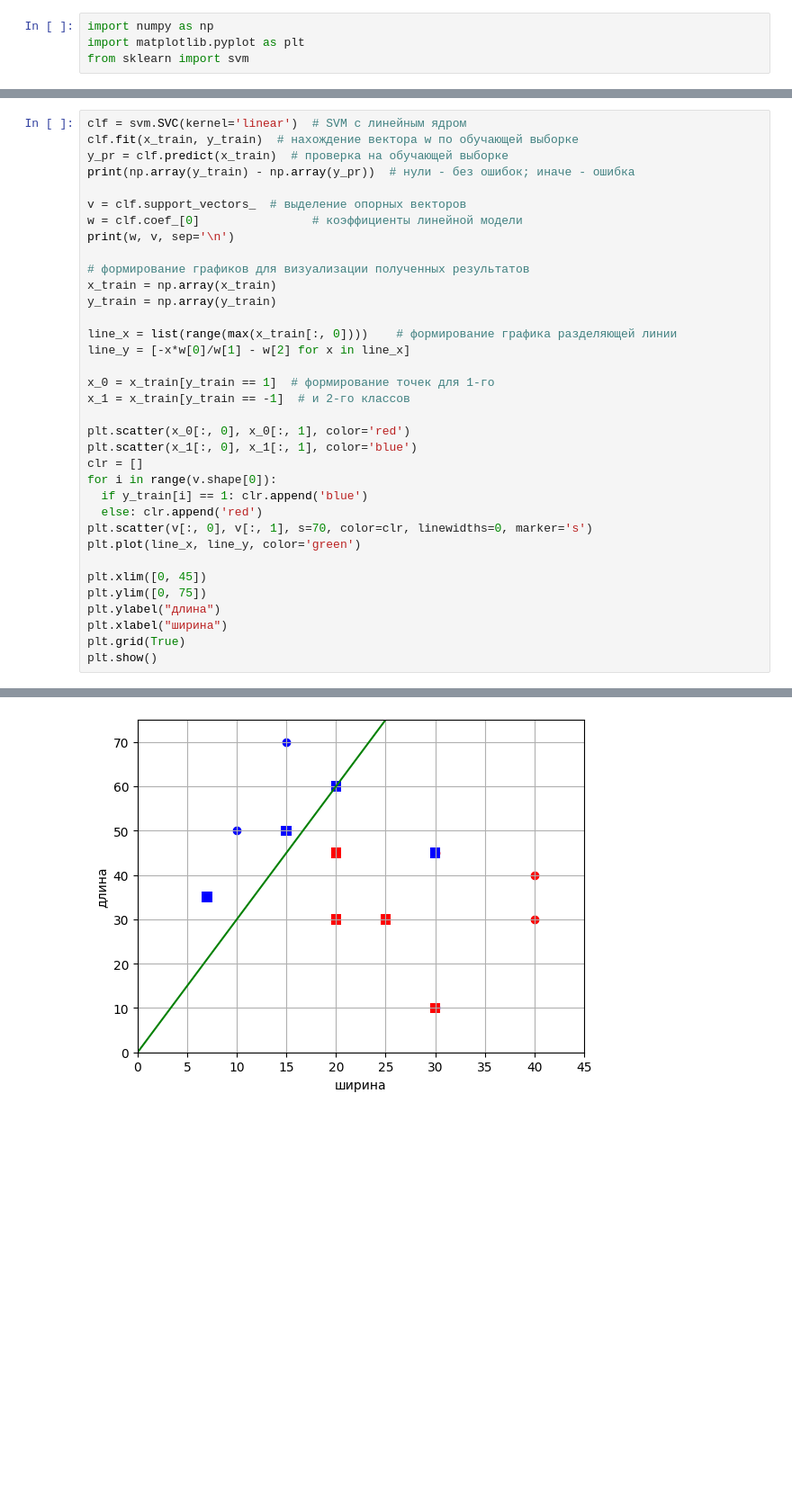
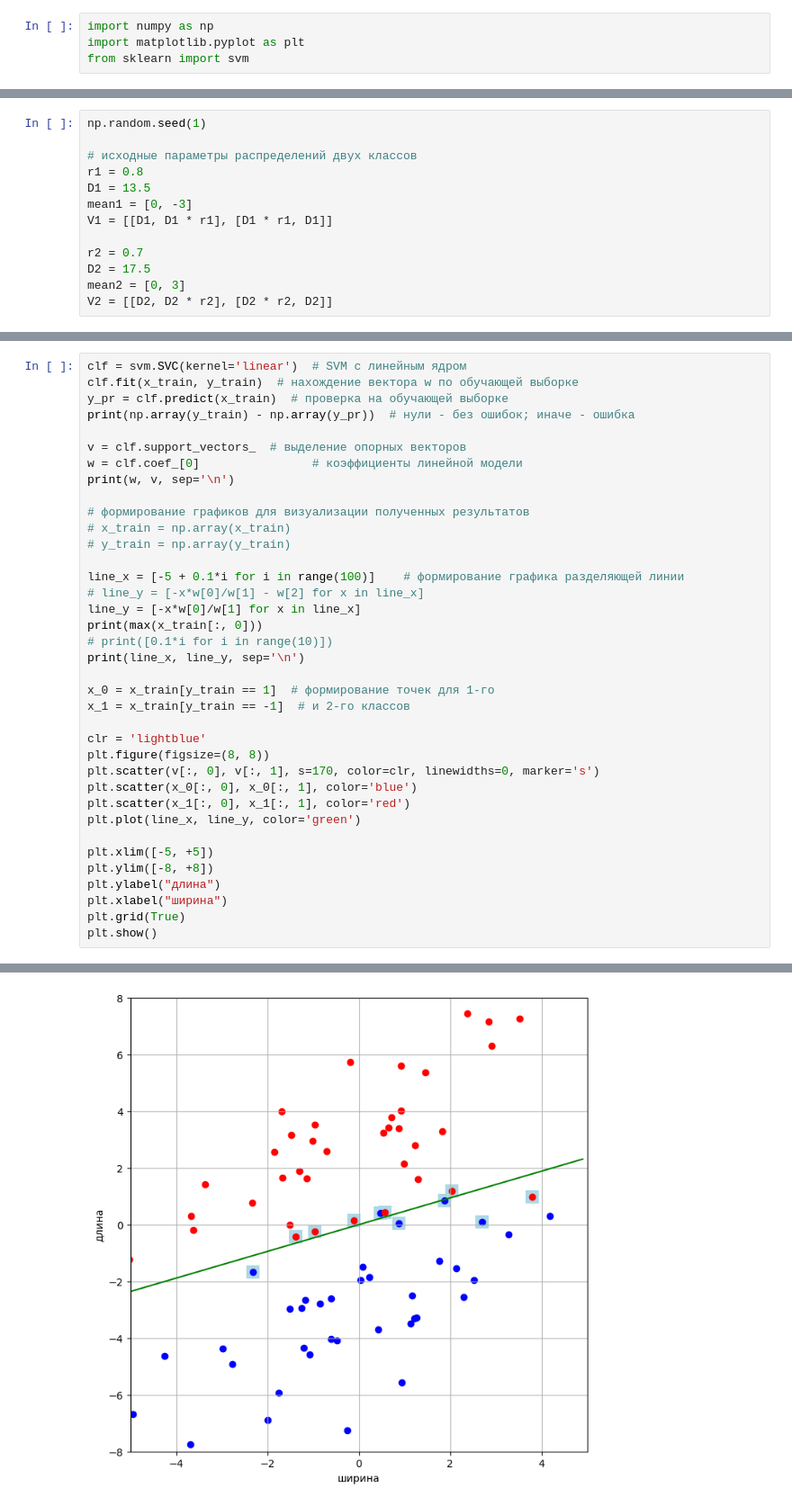
Before and after one commit to Sergey-Kiselev-dev/ML_sem_pub, a Jupyter notebook: ML_04_selfedu_ml_20c.ipynb, the cells around one changed output, grey strips where cells are left out. Shown at 90% size. Saved outputs shown, nothing was run; the diff lists cells and outputs as text; blank space fills up the shorter version.

```diff
--- a/ML_04_selfedu_ml_20c.ipynb
+++ b/ML_04_selfedu_ml_20c.ipynb
@@ -10,0 +7,13 @@ y_train = [-1, 1, -1, 1, 1, -1, -1, 1, 1, -1, 1, -1]
+# %%
+np.random.seed(1)
+
+# исходные параметры распределений двух классов
+r1 = 0.8
+D1 = 13.5
+mean1 = [0, -3]
+V1 = [[D1, D1 * r1], [D1 * r1, D1]]
+
+r2 = 0.7
+D2 = 17.5
+mean2 = [0, 3]
+V2 = [[D2, D2 * r2], [D2 * r2, D2]]
@@ -19,26 +111,28 @@ w = clf.coef_[0]                # коэффициенты линейной мо
 print(w, v, sep='\n')
 
 # формирование графиков для визуализации полученных результатов
-x_train = np.array(x_train)
-y_train = np.array(y_train)
+# x_train = np.array(x_train)
+# y_train = np.array(y_train)
 
-line_x = list(range(max(x_train[:, 0])))    # формирование графика разделяющей линии
-line_y = [-x*w[0]/w[1] - w[2] for x in line_x]
+line_x = [-5 + 0.1*i for i in range(100)]    # формирование графика разделяющей линии
+# line_y = [-x*w[0]/w[1] - w[2] for x in line_x]
+line_y = [-x*w[0]/w[1] for x in line_x]
+print(max(x_train[:, 0]))
+# print([0.1*i for i in range(10)])
+print(line_x, line_y, sep='\n')
 
 x_0 = x_train[y_train == 1]  # формирование точек для 1-го
 x_1 = x_train[y_train == -1]  # и 2-го классов
 
-plt.scatter(x_0[:, 0], x_0[:, 1], color='red')
-plt.scatter(x_1[:, 0], x_1[:, 1], color='blue')
-clr = []
-for i in range(v.shape[0]):
-  if y_train[i] == 1: clr.append('blue')
-  else: clr.append('red')
-plt.scatter(v[:, 0], v[:, 1], s=70, color=clr, linewidths=0, marker='s')
+clr = 'lightblue'
+plt.figure(figsize=(8, 8))
+plt.scatter(v[:, 0], v[:, 1], s=170, color=clr, linewidths=0, marker='s')
+plt.scatter(x_0[:, 0], x_0[:, 1], color='blue')
+plt.scatter(x_1[:, 0], x_1[:, 1], color='red')
 plt.plot(line_x, line_y, color='green')
 
-plt.xlim([0, 45])
-plt.ylim([0, 75])
+plt.xlim([-5, +5])
+plt.ylim([-8, +8])
 plt.ylabel("длина")
 plt.xlabel("ширина")
 plt.grid(True)
@@ -57 +161 @@ plt.show()
-[figure, old version]
+[figure, new version]
```
Also changed, not shown: parts of 4 cells of this notebook.
